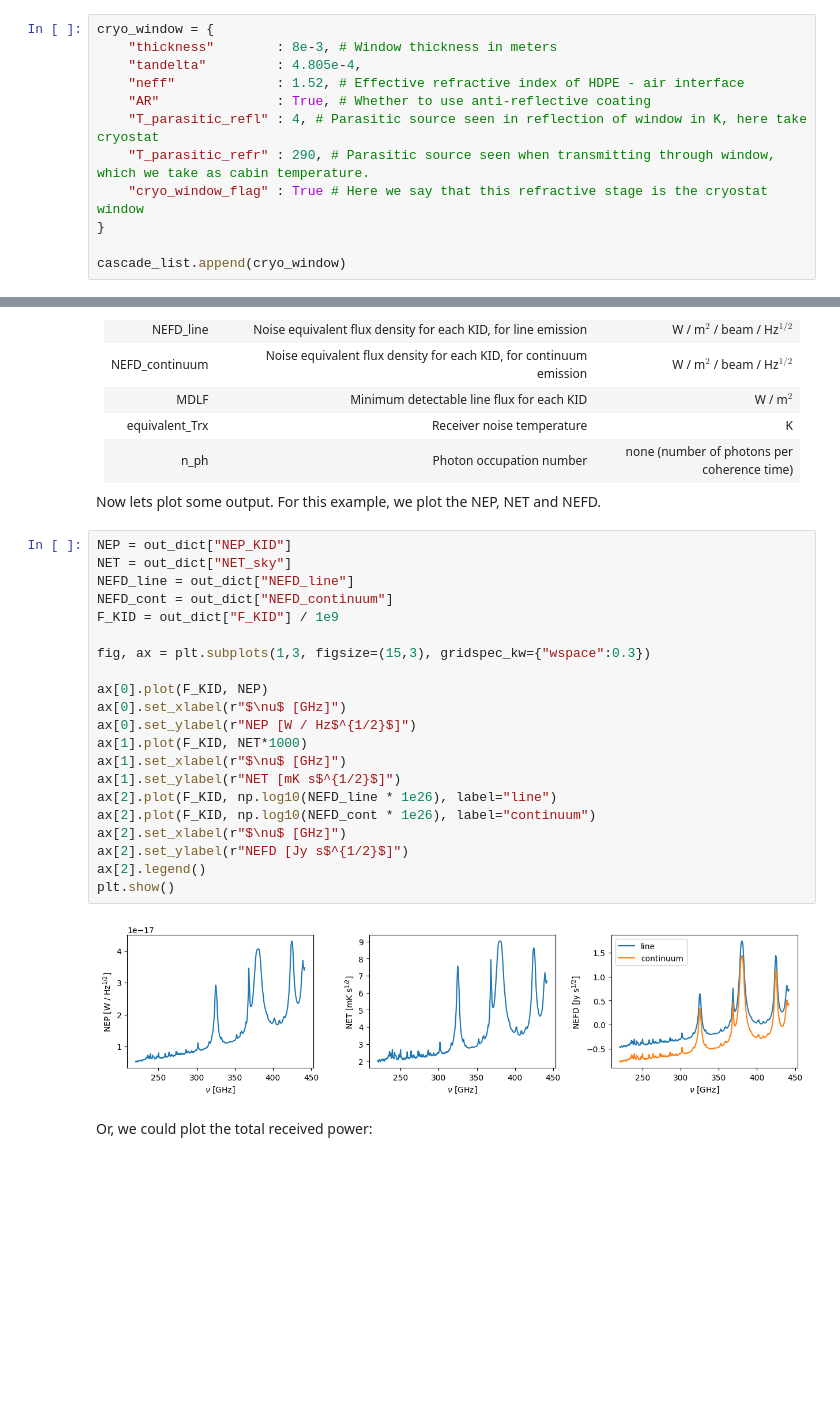
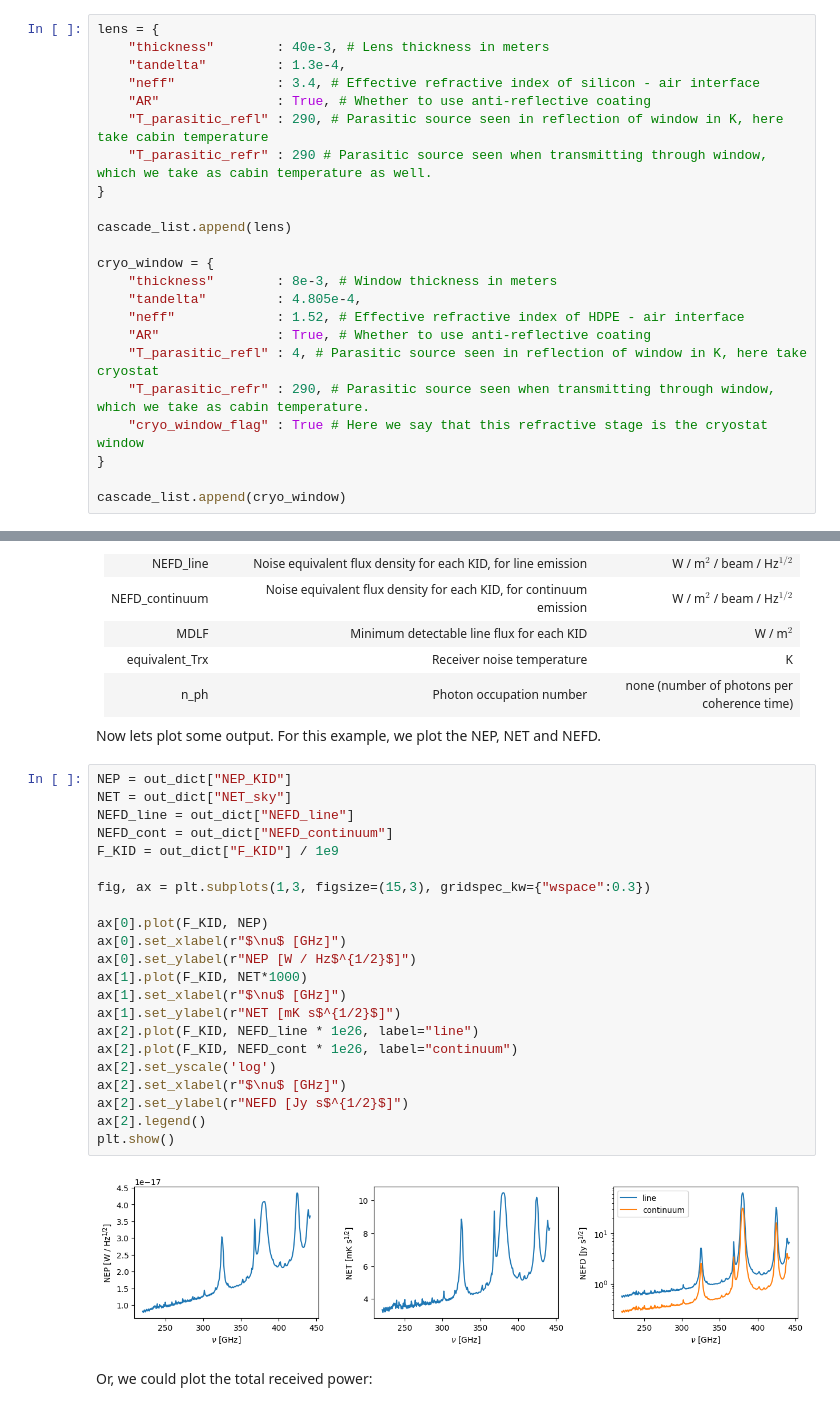
Before and after one commit to tifuun/tifuun-sensitivity, a Jupyter notebook: ipynb/Basics of running tifuun-sensitivity.ipynb, the cells around one changed output, grey strips where cells are left out. Saved outputs shown, nothing was run; the diff lists cells and outputs as text; blank space fills up the shorter version.

```diff
--- a/ipynb/Basics of running tifuun-sensitivity.ipynb
+++ b/ipynb/Basics of running tifuun-sensitivity.ipynb
@@ -113,4 +113,15 @@ Aside from stages coupling through spillover or reflections, there are also obje
 # %%
+lens = {
+    "thickness"        : 40e-3, # Lens thickness in meters
+    "tandelta"         : 1.3e-4,
+    "neff"             : 3.4, # Effective refractive index of silicon - air interface
+    "AR"               : True, # Whether to use anti-reflective coating
+    "T_parasitic_refl" : 290, # Parasitic source seen in reflection of window in K, here take cabin temperature
+    "T_parasitic_refr" : 290 # Parasitic source seen when transmitting through window, which we take as cabin temperature as well.
+}
+
+cascade_list.append(lens)
+
 cryo_window = {
     "thickness"        : 8e-3, # Window thickness in meters
     "tandelta"         : 4.805e-4,
@@ -198,26 +209,27 @@ Now lets plot some output. For this example, we plot the NEP, NET and NEFD.
 # %%
 NEP = out_dict["NEP_KID"]
 NET = out_dict["NET_sky"]
 NEFD_line = out_dict["NEFD_line"]
 NEFD_cont = out_dict["NEFD_continuum"]
 F_KID = out_dict["F_KID"] / 1e9
 
 fig, ax = plt.subplots(1,3, figsize=(15,3), gridspec_kw={"wspace":0.3})
 
 ax[0].plot(F_KID, NEP)
 ax[0].set_xlabel(r"$\nu$ [GHz]")
 ax[0].set_ylabel(r"NEP [W / Hz$^{1/2}$]")
 ax[1].plot(F_KID, NET*1000)
 ax[1].set_xlabel(r"$\nu$ [GHz]")
 ax[1].set_ylabel(r"NET [mK s$^{1/2}$]")
-ax[2].plot(F_KID, np.log10(NEFD_line * 1e26), label="line")
-ax[2].plot(F_KID, np.log10(NEFD_cont * 1e26), label="continuum")
+ax[2].plot(F_KID, NEFD_line * 1e26, label="line")
+ax[2].plot(F_KID, NEFD_cont * 1e26, label="continuum")
+ax[2].set_yscale('log')
 ax[2].set_xlabel(r"$\nu$ [GHz]")
 ax[2].set_ylabel(r"NEFD [Jy s$^{1/2}$]")
 ax[2].legend()
 plt.show()
 # %% [output]
-[figure, old version]
+[figure, new version]
 # %% [markdown]
 Or, we could plot the total received power:
 # %%
```
Also changed, not shown: parts of 4 cells of this notebook, 3 other files.
